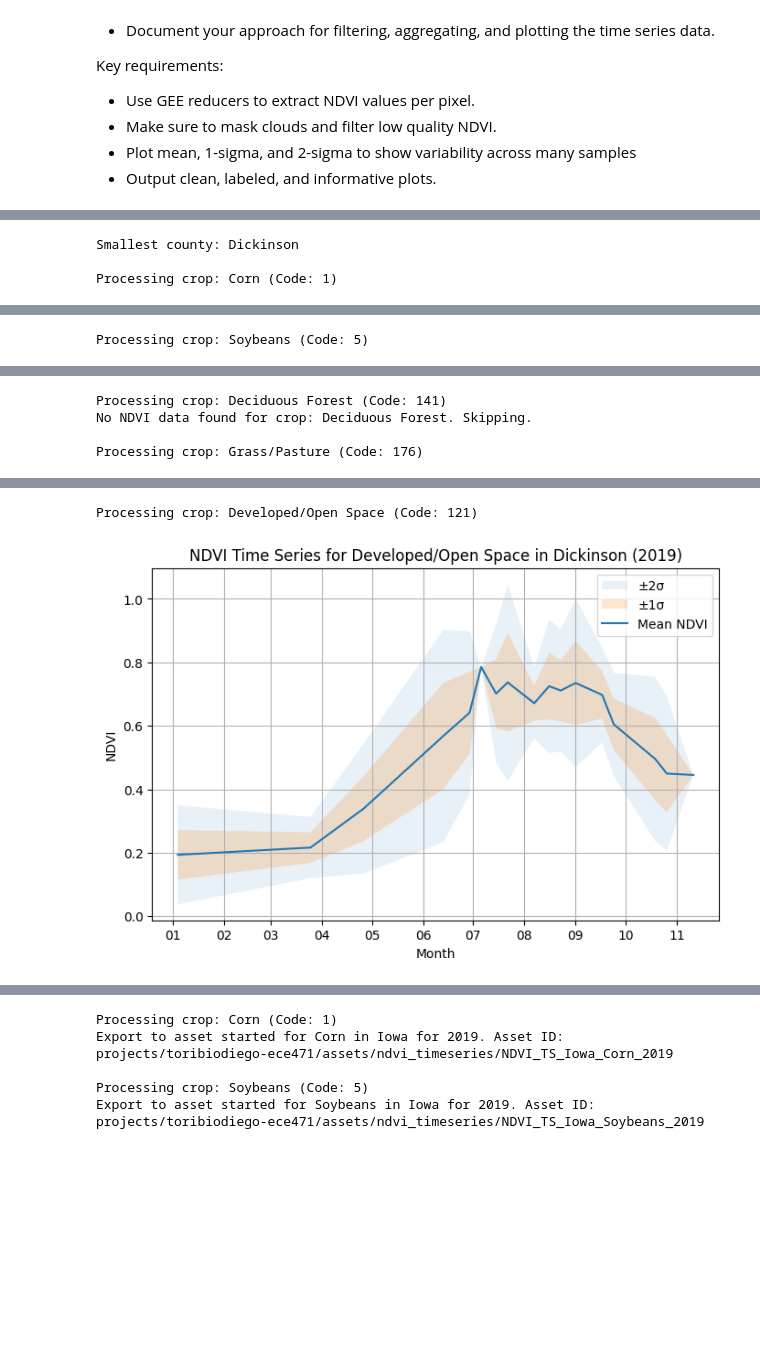
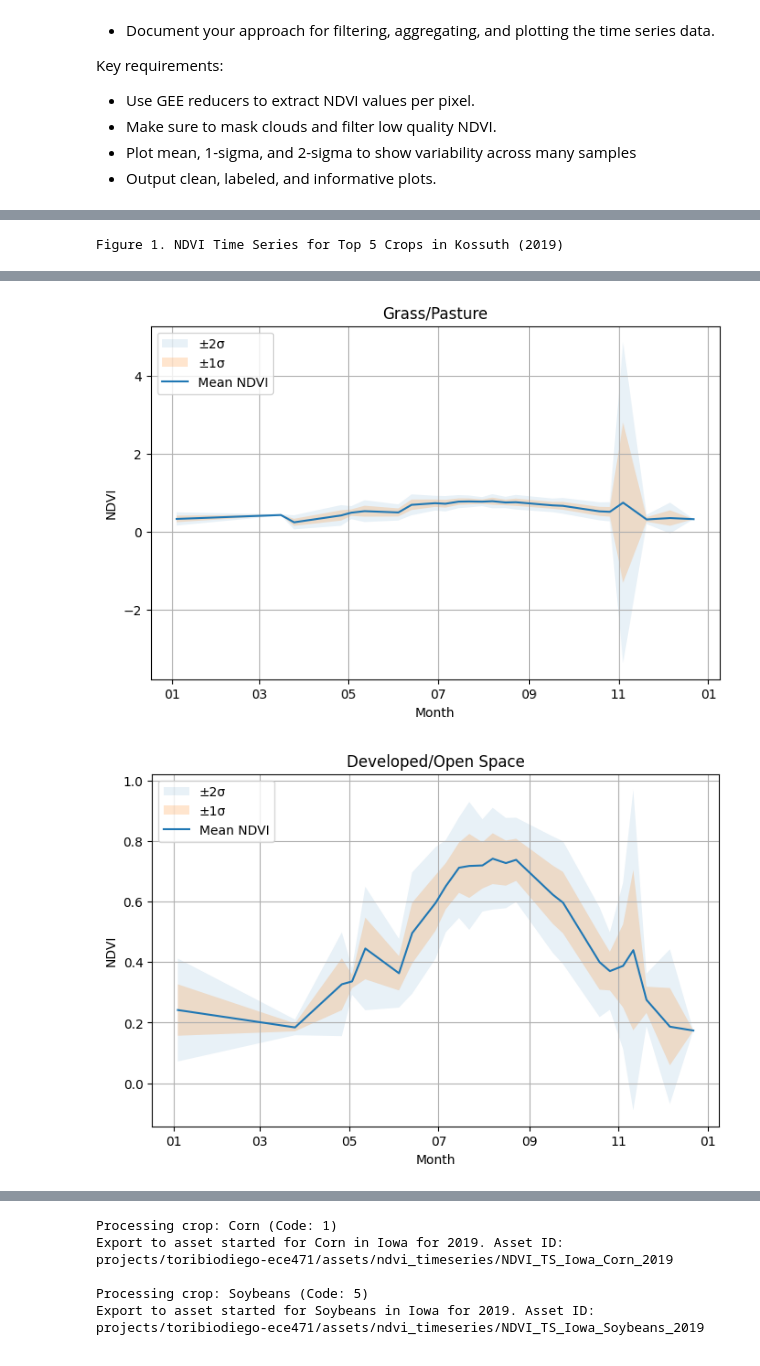
Before and after one commit to toribiodiego/ECE-471-A-Remote-Sensing, a Jupyter notebook: P02/P02.ipynb, the cells around one changed output, grey strips where cells are left out. Cells and saved outputs as stored; diff of their text form; code cells hidden in the pictures; blank space fills up the shorter version.

```diff
--- a/P02/P02.ipynb
+++ b/P02/P02.ipynb
@@ -791,25 +730,0 @@ Map(center=[43.37798452295224, -95.15082718314032], controls=(WidgetControl(opti
-# %%
-# Get the combined geometry for Illinois and Iowa.
-state_union_geom = get_state_geometry(['IL', 'IA'])
-
-# Clip the CDL image to the combined state geometry.
-cdl_union = ee.Image('USDA/NASS/CDL/2019').select('cropland').clip(state_union_geom)
-
-# Sample points for each top-5 crop across the union geometry.
-all_samples_union = ee.FeatureCollection([])
-for crop_code, crop_name in top_5_crops.items():
-    samples = sample_crop_locations(
-        cdl_union, crop_code, crop_name, state_union_geom,
-        num_points=250,  # adjust as needed
-        method='random'
-    )
-    all_samples_union = all_samples_union.merge(samples)
-
-# Create an interactive map for the union of Illinois and Iowa.
-center_union = state_union_geom.centroid().coordinates().getInfo()[::-1]
-m_union = geemap.Map(center=center_union, zoom=6)
-m_union.addLayer(state_union_geom, {"color": "green", "fillColor": "00000000"}, "Illinois & Iowa Boundary")
-m_union.addLayer(all_samples_union, {"color": "red"}, "Sampled Points")
-m_union.addLayerControl()
-print("Interactive Map for Illinois and Iowa:")
-m_union
@@ -1134,22 +1036,13 @@ def process_top5_crops(input_geom, top_5_crops, year='2019', region_name="Region
 # %%
-# -----------------------------
-# Set state and get smallest county (Iowa)
-# -----------------------------
 state_fips = '19'
 smallest, median, largest = get_county_spread(state_fips, verbose=False)
-smallest_county_name = smallest[0]
-print("Smallest county:", smallest_county_name)
+largest_county_name = largest[0]
 
-# -----------------------------
-# Get the county geometry for the smallest county.
-# -----------------------------
-county_geom = get_county_geometry(state_fips, smallest_county_name)
+# get the county geometry for the largest county
+county_geom = get_county_geometry(state_fips, largest_county_name)
 
-# -----------------------------
-# Process the top 5 crops for this county, using the county name in the plot titles.
-# -----------------------------
-process_top5_crops(county_geom, top_5_crops, year='2019', region_name=smallest_county_name, verbose=False)
+# process the top 5 crops for this county.
+print("\n\033[1mFigure 1\033[0m. NDVI Time Series for Top 5 Crops in Kossuth (2019)")
+process_top5_crops(county_geom, top_5_crops, year='2019', region_name=largest_county_name, verbose=False)
 # %% [output]
-Smallest county: Dickinson
-
-Processing crop: Corn (Code: 1)
+Figure 1. NDVI Time Series for Top 5 Crops in Kossuth (2019)
@@ -1157 +1049,0 @@ Processing crop: Corn (Code: 1)
-Processing crop: Soybeans (Code: 5)
@@ -1159,4 +1050,0 @@ Processing crop: Soybeans (Code: 5)
-Processing crop: Deciduous Forest (Code: 141)
-No NDVI data found for crop: Deciduous Forest. Skipping.
-
-Processing crop: Grass/Pasture (Code: 176)
@@ -1164,2 +1052,2 @@ Processing crop: Grass/Pasture (Code: 176)
-Processing crop: Developed/Open Space (Code: 121)
-[figure, old version]
+[figure, new version]
+[figure, added]
```
Also changed, not shown: parts of 44 cells of this notebook.
